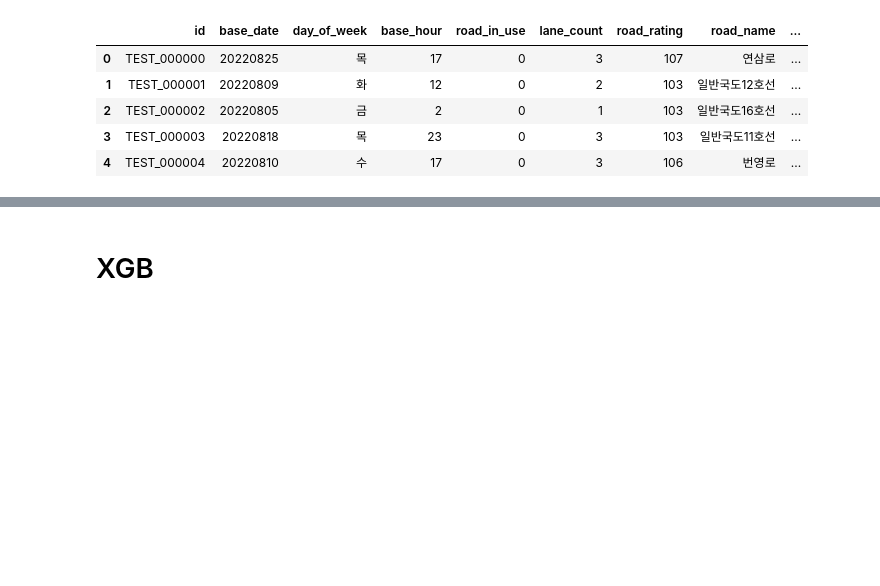
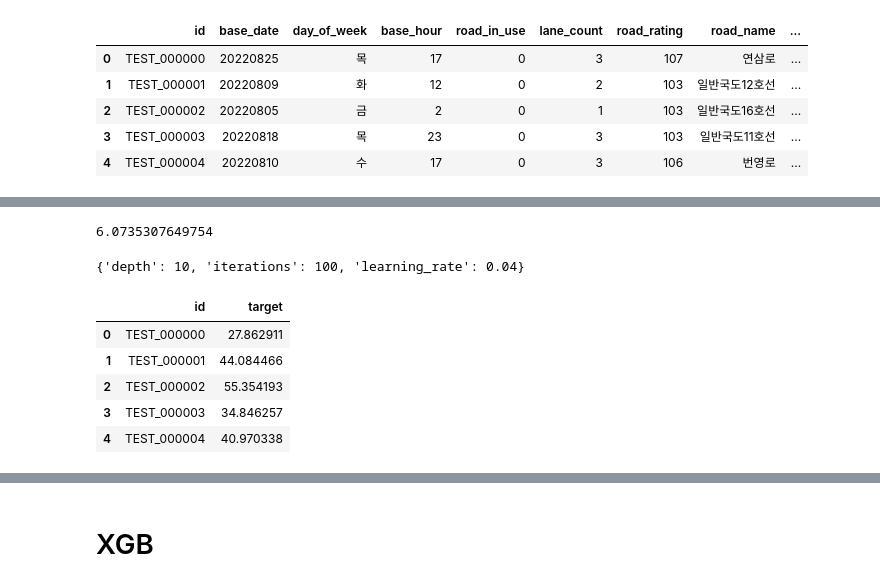
Before and after one commit to hsk980911/Jeju-Island-road-traffic-prediction, a Jupyter notebook: data_processing_v2.ipynb, the cells around one changed output, grey strips where cells are left out. Drawn from its saved outputs; the diff is of its cells as text; code cells hidden in the pictures; blank space fills up the shorter version.

```diff
--- a/data_processing_v2.ipynb
+++ b/data_processing_v2.ipynb
@@ -61,23 +71,23 @@ dumm_cols = ['day_of_week', 'base_hour', 'road_rating', 'road_name',
 # %%
-for col in dumm_cols:
-    ohe = OneHotEncoder(sparse=False) # 나중에 drop 적용해보기
+# for col in dumm_cols:
+#     ohe = OneHotEncoder(sparse=False) # 나중에 drop 적용해보기
 
-    temp_x = ohe.fit_transform(x[col].values.reshape(-1,1))
-#     temp_x_df = pd.DataFrame(temp_x, columns=ohe.categories_[0])
-    temp_x_df = pd.DataFrame(temp_x, columns=ohe.get_feature_names([col]))
-    x.drop(col, axis=1, inplace = True)
-    x = pd.concat([x, temp_x_df], axis = 1)
+#     temp_x = ohe.fit_transform(x[col].values.reshape(-1,1))
+# #     temp_x_df = pd.DataFrame(temp_x, columns=ohe.categories_[0])
+#     temp_x_df = pd.DataFrame(temp_x, columns=ohe.get_feature_names([col]))
+#     x.drop(col, axis=1, inplace = True)
+#     x = pd.concat([x, temp_x_df], axis = 1)
 
-    temp_test = ohe.transform(test_data[col].values.reshape(-1,1))
-#     temp_test_df = pd.DataFrame(temp_test, columns=ohe.categories_[0])
-    temp_test_df = pd.DataFrame(temp_test, columns=ohe.get_feature_names([col]))
-    test_data.drop(col, axis=1, inplace = True)
-    test_data = pd.concat([test_data, temp_test_df], axis = 1)
+#     temp_test = ohe.transform(test_data[col].values.reshape(-1,1))
+# #     temp_test_df = pd.DataFrame(temp_test, columns=ohe.categories_[0])
+#     temp_test_df = pd.DataFrame(temp_test, columns=ohe.get_feature_names([col]))
+#     test_data.drop(col, axis=1, inplace = True)
+#     test_data = pd.concat([test_data, temp_test_df], axis = 1)
 # %%
-# for col in dumm_cols:
-#     le = LabelEncoder()
-#     x[col] = le.fit_transform(x[col])
-#     test_data[col] = le.transform(x_test[col])
+for col in dumm_cols:
+    le = LabelEncoder()
+    x[col]= le.fit_transform(x[col])
+    test_data[col]= le.transform(test_data[col])
 # %%
 x.shape
 # %% [output]
@@ -96,0 +112,9 @@ x_train, x_val, y_train, y_val = train_test_split(x, y, test_size=.2, random_sta
+# %%
+params = {'depth'         : [4,5,6,7,8,9, 10],
+          'learning_rate' : [0.01,0.02,0.03,0.04],
+          'iterations'    : [10, 20,30,40,50,60,70,80,90, 100]
+         }
+cat = CatBoostRegressor(loss_function='MAE', verbose=0)
+grid_cat = GridSearchCV(estimator=cat, param_grid = params, cv = 3, n_jobs=-1, verbose=1)
+
+grid_cat.fit(x_train, y_train)
@@ -96,0 +137,21 @@ x_train, x_val, y_train, y_val = train_test_split(x, y, test_size=.2, random_sta
+# %%
+pred = grid_cat.predict(x_val)
+pred
+print(mean_absolute_error(y_val, pred))
+# %% [output]
+6.0735307649754
+# %%
+grid_cat.best_params_
+# %% [output]
+{'depth': 10, 'iterations': 100, 'learning_rate': 0.04}
+# %%
+y_pred = grid_cat.predict(test_data)
+result = pd.DataFrame({'id':test_df['id'], 'target':y_pred})
+result.head()
+# %% [output]
+|  | id | target |
+| 0 | TEST_000000 | 27.862911 |
+| 1 | TEST_000001 | 44.084466 |
+| 2 | TEST_000002 | 55.354193 |
+| 3 | TEST_000003 | 34.846257 |
+| 4 | TEST_000004 | 40.970338 |
```
Also changed, not shown: parts of 34 cells of this notebook, 1 other file.
